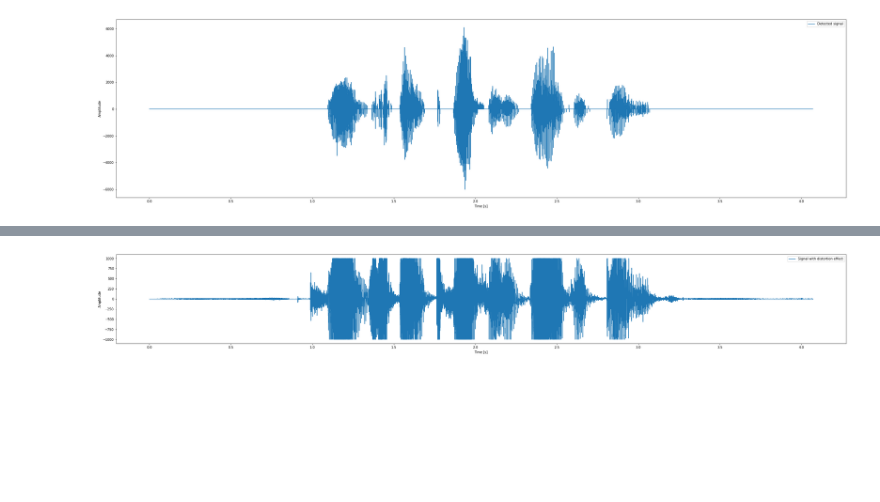
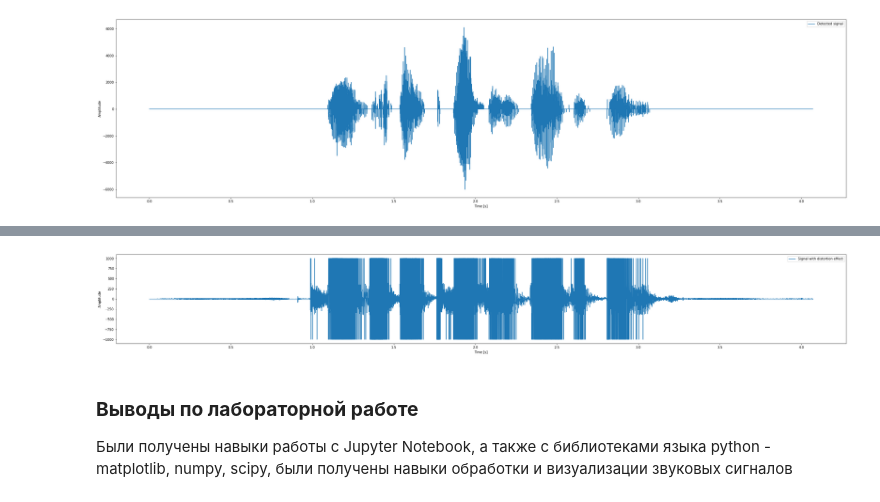
Before and after one commit to Valentina-Gol/math_packages_leti, a Jupyter notebook: lab1/math_package_lab1.ipynb, the cells around one changed output, grey strips where cells are left out. Saved outputs shown, nothing was run; the diff lists cells and outputs as text; code cells hidden in the pictures; blank space fills up the shorter version.

```diff
--- a/lab1/math_package_lab1.ipynb
+++ b/lab1/math_package_lab1.ipynb
@@ -122,42 +133,0 @@ plt.show()
-# %%
-# задали коэффициенты линий задержки и коэффициент применимости------------------------
-a1, a2, a3, a4, a5, a6, a7, a8 = [0.1, 0.1, 0.1, 0.1, 0.1, 0.1, 0.1, 0.1]
-gamma = 0.8
-# выбор режима и установка величины задержки
-work_mode = "preset" # or manual-----------------------
-D1, D2, D3, D4, D5, D6, D7, D8 = [0, 0, 0, 0, 0, 0, 0, 0]
-
-if mode == "preset":
-  #D1 = int(input("Введите максимальную задержку D1"))
-  D1 = 4
-  D2 = D1 * 2 ** (-1 / 8)
-  D3 = D1 * 2 ** (-2 / 8)
-  D4 = D1 * 2 ** (-3 / 8)
-  D5 = D1 * 2 ** (-4 / 8)
-  D6 = D1 * 2 ** (-5 / 8)
-  D7 = D1 * 2 ** (-6 / 8)
-  D8 = D1 * 2 ** (-7 / 8)
-'''
-
-elif mode == "manual":
-'''
-
-# выбираем значения частоты среза и порядок фильтра
-Fs = 600
-m = 1
-wn = 2 * Fs / sample_rate
-# применяем фильтр нижних частот
-b, a = signal.butter(m, wn, 'lowpass')
-filtered_data = signal.filtfilt(b, a, data)
-
-
-'''
-f = plt.figure()
-f.set_figwidth(40)
-f.set_figheight(10)
-plt.plot(time, yi, label="Detected signal")
-plt.legend()
-plt.xlabel("Time [s]")
-plt.ylabel("Amplitude")
-plt.show()
-'''
@@ -169,26 +216,30 @@ Max = int(input("Введите максимальное значение сиг
 # %%
 def sign(value) -> int:
   if value < 0:
     return -1
   elif value > 0:
     return 1
   return 0
 
 yi = np.zeros(data.shape[0])
 # ограничиваем сигнал по амплитуде
 for ind in range(data.shape[0]):
-  if abs(data[ind]) < Th or abs(data[ind]) < Max:
+  if abs(data[ind]) < Th:
     yi[ind] = data[ind]
   else:
     yi[ind] = Max * sign(data[ind])
 
 f = plt.figure()
 f.set_figwidth(40)
 f.set_figheight(5)
 plt.plot(time, yi, label="Signal with distortion effect")
 plt.legend()
 plt.xlabel("Time [s]")
 plt.ylabel("Amplitude")
 plt.show()
 # %% [output]
-[figure, old version]
+[figure, new version]
+# %% [markdown]
+### **Выводы по лабораторной работе**
+
+Были получены навыки работы с Jupyter Notebook, а также с библиотеками языка python - matplotlib, numpy, scipy, были получены навыки обработки и визуализации звуковых сигналов
```
Also changed, not shown: parts of 12 cells of this notebook.
